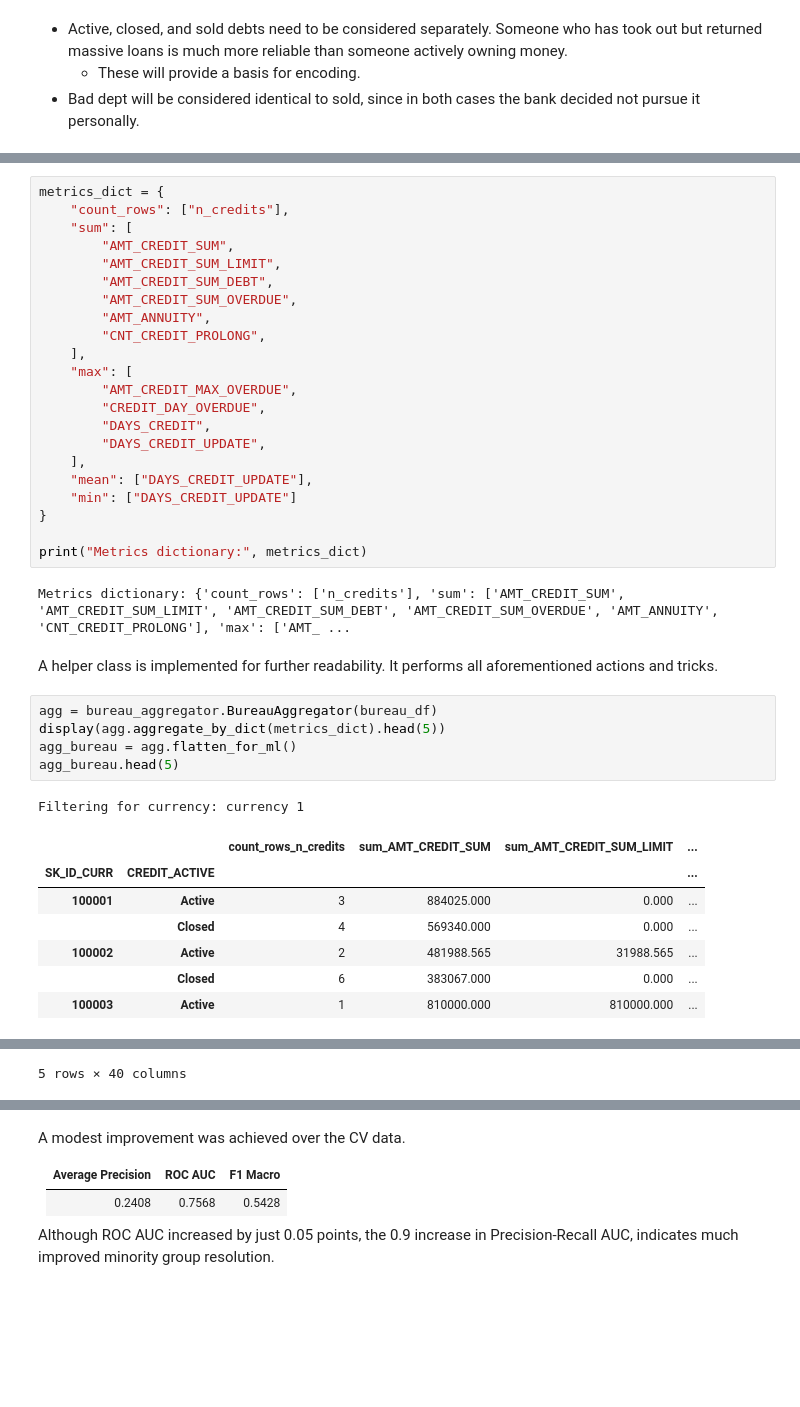
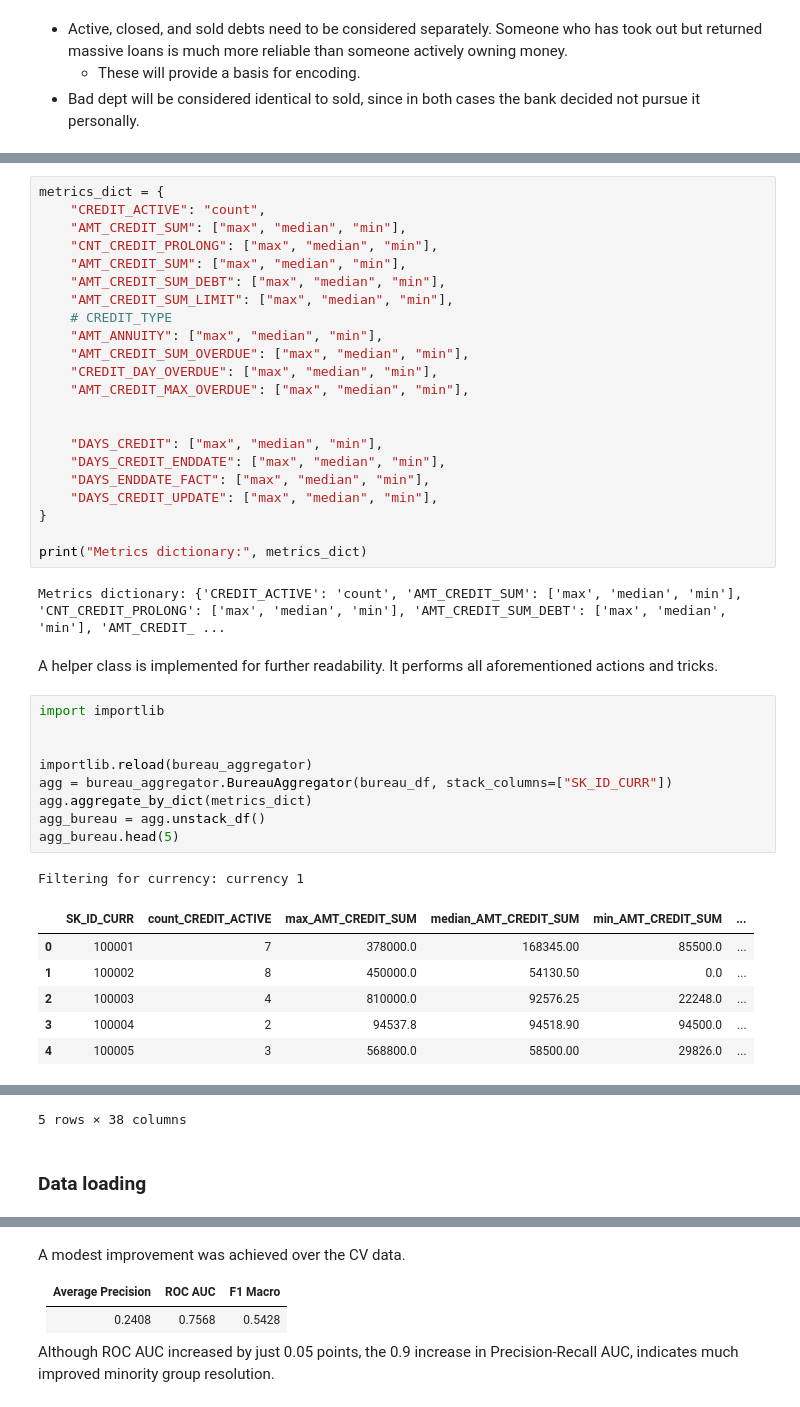
Before and after one commit to Sauciu1/defaulting-risk, a Jupyter notebook: notebooks/nb6_bureau.ipynb, the cells around one changed output, grey strips where cells are left out. Saved outputs shown, nothing was run; the diff lists cells and outputs as text; blank space fills up the shorter version.

```diff
--- a/notebooks/nb6_bureau.ipynb
+++ b/notebooks/nb6_bureau.ipynb
@@ -231,40 +209,43 @@ Consequently we derive following metrics. **All of them are later encoded by sta
 # %%
 metrics_dict = {
-    "count_rows": ["n_credits"],
-    "sum": [
-        "AMT_CREDIT_SUM",
-        "AMT_CREDIT_SUM_LIMIT",
-        "AMT_CREDIT_SUM_DEBT",
-        "AMT_CREDIT_SUM_OVERDUE",
-        "AMT_ANNUITY",
-        "CNT_CREDIT_PROLONG",
-    ],
-    "max": [
-        "AMT_CREDIT_MAX_OVERDUE",
-        "CREDIT_DAY_OVERDUE",
-        "DAYS_CREDIT",
-        "DAYS_CREDIT_UPDATE",
-    ],
-    "mean": ["DAYS_CREDIT_UPDATE"],
-    "min": ["DAYS_CREDIT_UPDATE"]
+    "CREDIT_ACTIVE": "count",
+    "AMT_CREDIT_SUM": ["max", "median", "min"],
+    "CNT_CREDIT_PROLONG": ["max", "median", "min"],
+    "AMT_CREDIT_SUM": ["max", "median", "min"],
+    "AMT_CREDIT_SUM_DEBT": ["max", "median", "min"],
+    "AMT_CREDIT_SUM_LIMIT": ["max", "median", "min"],
+    # CREDIT_TYPE
+    "AMT_ANNUITY": ["max", "median", "min"],
+    "AMT_CREDIT_SUM_OVERDUE": ["max", "median", "min"],
+    "CREDIT_DAY_OVERDUE": ["max", "median", "min"],
+    "AMT_CREDIT_MAX_OVERDUE": ["max", "median", "min"],
+
+
+    "DAYS_CREDIT": ["max", "median", "min"],
+    "DAYS_CREDIT_ENDDATE": ["max", "median", "min"],
+    "DAYS_ENDDATE_FACT": ["max", "median", "min"],
+    "DAYS_CREDIT_UPDATE": ["max", "median", "min"],
 }
 
 print("Metrics dictionary:", metrics_dict)
 # %% [output]
-Metrics dictionary: {'count_rows': ['n_credits'], 'sum': ['AMT_CREDIT_SUM', 'AMT_CREDIT_SUM_LIMIT', 'AMT_CREDIT_SUM_DEBT', 'AMT_CREDIT_SUM_OVERDUE', 'AMT_ANNUITY', 'CNT_CREDIT_PROLONG'], 'max': ['AMT_ ...
+Metrics dictionary: {'CREDIT_ACTIVE': 'count', 'AMT_CREDIT_SUM': ['max', 'median', 'min'], 'CNT_CREDIT_PROLONG': ['max', 'median', 'min'], 'AMT_CREDIT_SUM_DEBT': ['max', 'median', 'min'], 'AMT_CREDIT_ ...
 # %% [markdown]
 A helper class is implemented for further readability. It performs all aforementioned actions and tricks.
 # %%
-agg = bureau_aggregator.BureauAggregator(bureau_df)
-display(agg.aggregate_by_dict(metrics_dict).head(5))
-agg_bureau = agg.flatten_for_ml()
+import importlib
+
+
+importlib.reload(bureau_aggregator)
+agg = bureau_aggregator.BureauAggregator(bureau_df, stack_columns=["SK_ID_CURR"])
+agg.aggregate_by_dict(metrics_dict)
+agg_bureau = agg.unstack_df()
 agg_bureau.head(5)
 # %% [output]
 Filtering for currency: currency 1
-|  |  | count_rows_n_credits | sum_AMT_CREDIT_SUM | sum_AMT_CREDIT_SUM_LIMIT | ... |
-| SK_ID_CURR | CREDIT_ACTIVE |  |  |  | ... |
-| 100001 | Active | 3 | 884025.000 | 0.000 | ... |
-|  | Closed | 4 | 569340.000 | 0.000 | ... |
-| 100002 | Active | 2 | 481988.565 | 31988.565 | ... |
-|  | Closed | 6 | 383067.000 | 0.000 | ... |
-| 100003 | Active | 1 | 810000.000 | 810000.000 | ... |
+|  | SK_ID_CURR | count_CREDIT_ACTIVE | max_AMT_CREDIT_SUM | median_AMT_CREDIT_SUM | min_AMT_CREDIT_SUM | ... |
+| 0 | 100001 | 7 | 378000.0 | 168345.00 | 85500.0 | ... |
+| 1 | 100002 | 8 | 450000.0 | 54130.50 | 0.0 | ... |
+| 2 | 100003 | 4 | 810000.0 | 92576.25 | 22248.0 | ... |
+| 3 | 100004 | 2 | 94537.8 | 94518.90 | 94500.0 | ... |
+| 4 | 100005 | 3 | 568800.0 | 58500.00 | 29826.0 | ... |
@@ -277 +252,3 @@ Filtering for currency: currency 1
-5 rows × 40 columns
+5 rows × 38 columns
+# %% [markdown]
+### Data loading
```
Also changed, not shown: parts of 19 cells of this notebook, 4 other files.
